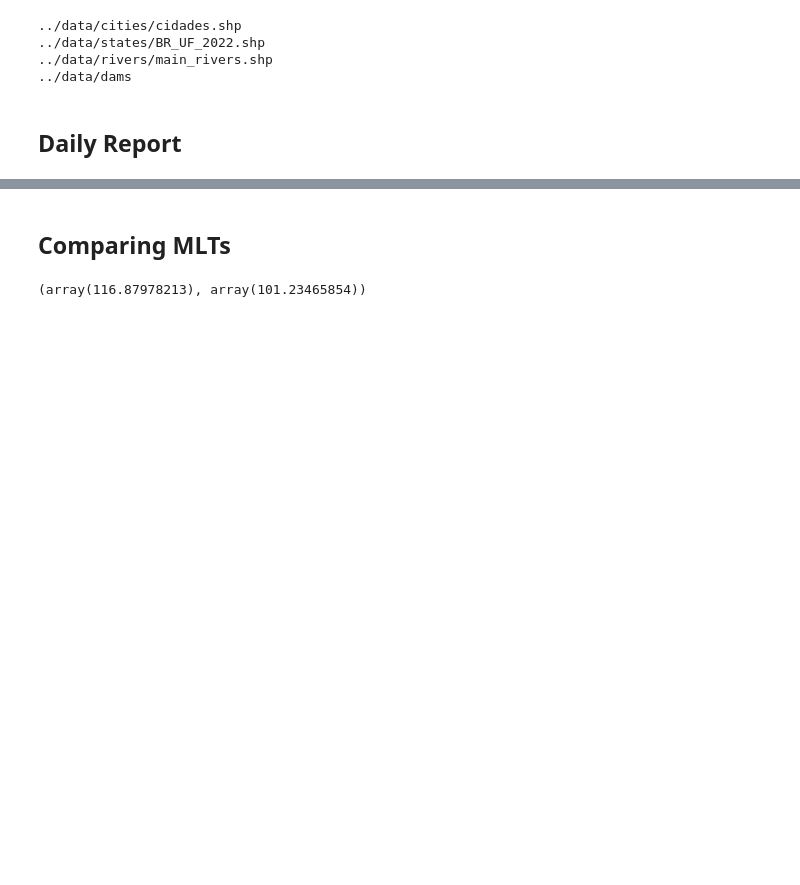
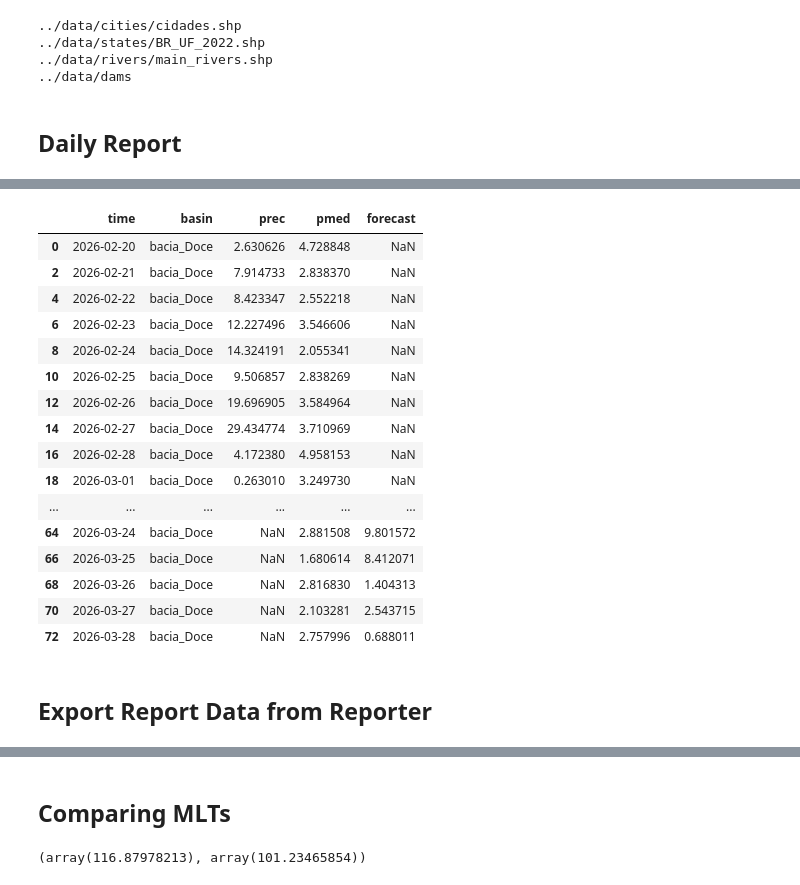
Before and after one commit to cordmaur/RainReporter, a Jupyter notebook: nbs/05-Reporter-V2.ipynb, the cells around one changed output, grey strips where cells are left out. Saved outputs shown, nothing was run; the diff lists cells and outputs as text; code cells hidden in the pictures; blank space fills up the shorter version.

```diff
--- a/nbs/05-Reporter-V2.ipynb
+++ b/nbs/05-Reporter-V2.ipynb
@@ -60,0 +105,4 @@ daily_reporter = DailyReport.from_dict(
+# %%
+df = pd.read_parquet("/workspaces/reports_folder/rcar_daily_rain.parquet")
+df.to_csv("/workspaces/reports_folder/rcar_daily_rain.csv", index=False)
+df
@@ -60,0 +123,22 @@ daily_reporter = DailyReport.from_dict(
+# %%
+df[df["basin"] == "bacia_Doce"].head(50)
+# %% [output]
+|  | time | basin | prec | pmed | forecast |
+| 0 | 2026-02-20 | bacia_Doce | 2.630626 | 4.728848 | NaN |
+| 2 | 2026-02-21 | bacia_Doce | 7.914733 | 2.838370 | NaN |
+| 4 | 2026-02-22 | bacia_Doce | 8.423347 | 2.552218 | NaN |
+| 6 | 2026-02-23 | bacia_Doce | 12.227496 | 3.546606 | NaN |
+| 8 | 2026-02-24 | bacia_Doce | 14.324191 | 2.055341 | NaN |
+| 10 | 2026-02-25 | bacia_Doce | 9.506857 | 2.838269 | NaN |
+| 12 | 2026-02-26 | bacia_Doce | 19.696905 | 3.584964 | NaN |
+| 14 | 2026-02-27 | bacia_Doce | 29.434774 | 3.710969 | NaN |
+| 16 | 2026-02-28 | bacia_Doce | 4.172380 | 4.958153 | NaN |
+| 18 | 2026-03-01 | bacia_Doce | 0.263010 | 3.249730 | NaN |
+| ... | ... | ... | ... | ... | ... |
+| 64 | 2026-03-24 | bacia_Doce | NaN | 2.881508 | 9.801572 |
+| 66 | 2026-03-25 | bacia_Doce | NaN | 1.680614 | 8.412071 |
+| 68 | 2026-03-26 | bacia_Doce | NaN | 2.816830 | 1.404313 |
+| 70 | 2026-03-27 | bacia_Doce | NaN | 2.103281 | 2.543715 |
+| 72 | 2026-03-28 | bacia_Doce | NaN | 2.757996 | 0.688011 |
+# %% [markdown]
+## Export Report Data from Reporter
```
Also changed, not shown: parts of 14 cells of this notebook, 4 other files.
